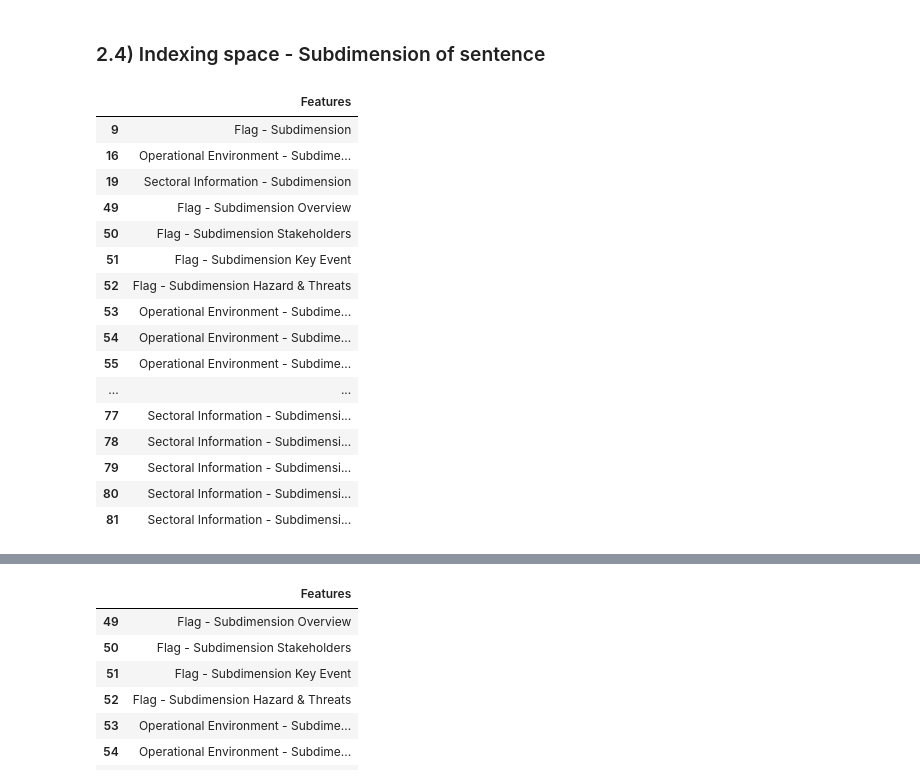
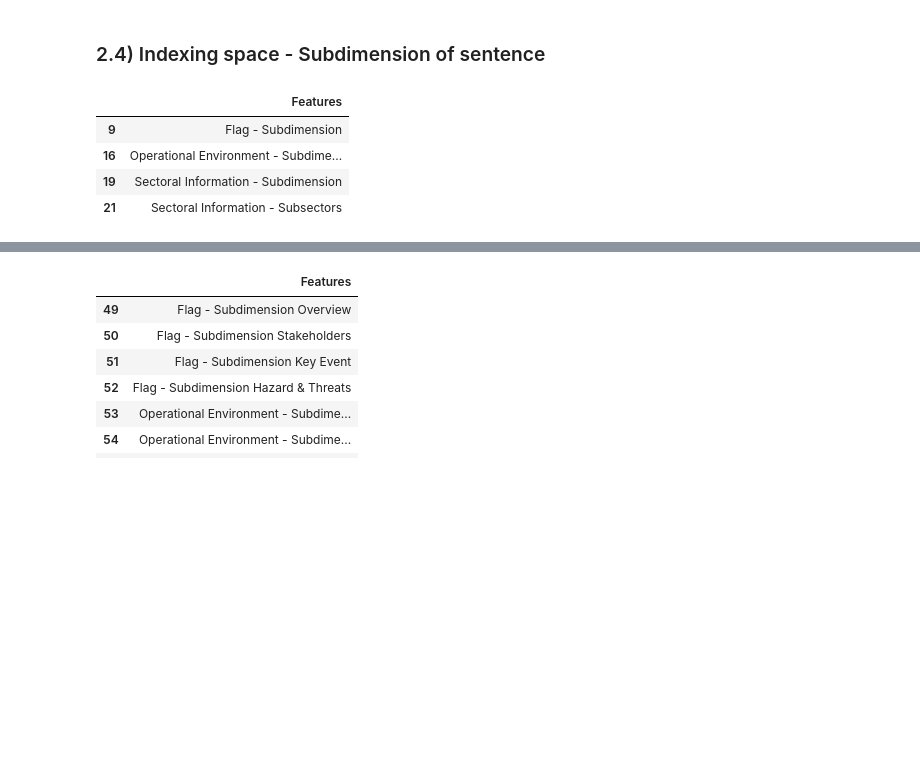
Before and after one commit to ypyelab/Tagging-quality-assessment, a Jupyter notebook: [DFS Tagging of IFRC documents] Quality Assessment .ipynb, the cells around one changed output, grey strips where cells are left out. Cells and saved outputs as stored; diff of their text form; code cells hidden in the pictures; blank space fills up the shorter version.

```diff
--- a/[DFS Tagging of IFRC documents] Quality Assessment .ipynb
+++ b/[DFS Tagging of IFRC documents] Quality Assessment .ipynb
@@ -201,11 +203,12 @@ The baseline dataset contains "unique" sentences. The qualitative analysis of th
 # %%
 from difflib import SequenceMatcher
 
+#Where T is the total number of elements in both sequences, and M is the number of matches, this is 2.0*M / T. Note that this is 1.0 if the sequences are identical, and 0.0 if they have nothing in common.
 def similar(a, b):
-    return SequenceMatcher(None, a, b).ratio()
+    return SequenceMatcher(None, a, b).quick_ratio()
 
 a = " 21 per cent and 85 per cent of respondents in Yobe and Borno states, respectively, indicate that women and girls face protection risks including sexual harassment when collecting firewood"
-b = "21 per cent and 85 per cent of respondents in Yobe and Borno states, respectively, indicate that women and girls face protection risks includingsexual harassment when collecting firewood7"
+b = "21 per cent and 85 per cent of respondents in Yobe and Borno states"
 
 similar(a,b)
 # %% [output]
@@ -444,27 +450,16 @@ subdimension = relevant.copy()
 # %%
 #define macrocategories (let just features that indicate a subdimension)
 all_features = pd.DataFrame(list(sentences_DEEP), columns = ['Features'])
 d = re.compile(r'.*- Subdimension.*')
-macro_subdim_features = all_features[all_features['Features'].apply(lambda x: bool(d.match(x)))]
+s = re.compile(r'.*- Subsector.*')
+macro_subdim_features = all_features[all_features['Features'].apply(lambda x: bool(d.match(x) or s.match(x)))]
 macro_subdim_features
 # %% [output]
 |  | Features |
 | 9 | Flag - Subdimension |
 | 16 | Operational Environment - Subdime... |
 | 19 | Sectoral Information - Subdimension |
-| 49 | Flag - Subdimension Overview |
-| 50 | Flag - Subdimension Stakeholders |
-| 51 | Flag - Subdimension Key Event |
-| 52 | Flag - Subdimension Hazard & Threats |
-| 53 | Operational Environment - Subdime... |
-| 54 | Operational Environment - Subdime... |
-| 55 | Operational Environment - Subdime... |
-| ... | ... |
-| 77 | Sectoral Information - Subdimensi... |
-| 78 | Sectoral Information - Subdimensi... |
-| 79 | Sectoral Information - Subdimensi... |
-| 80 | Sectoral Information - Subdimensi... |
-| 81 | Sectoral Information - Subdimensi... |
+| 21 | Sectoral Information - Subsectors |
 # %%
 #creation of additional features
 for i in macro_subdim_features['Features']:
```
Also changed, not shown: parts of 91 cells of this notebook.
